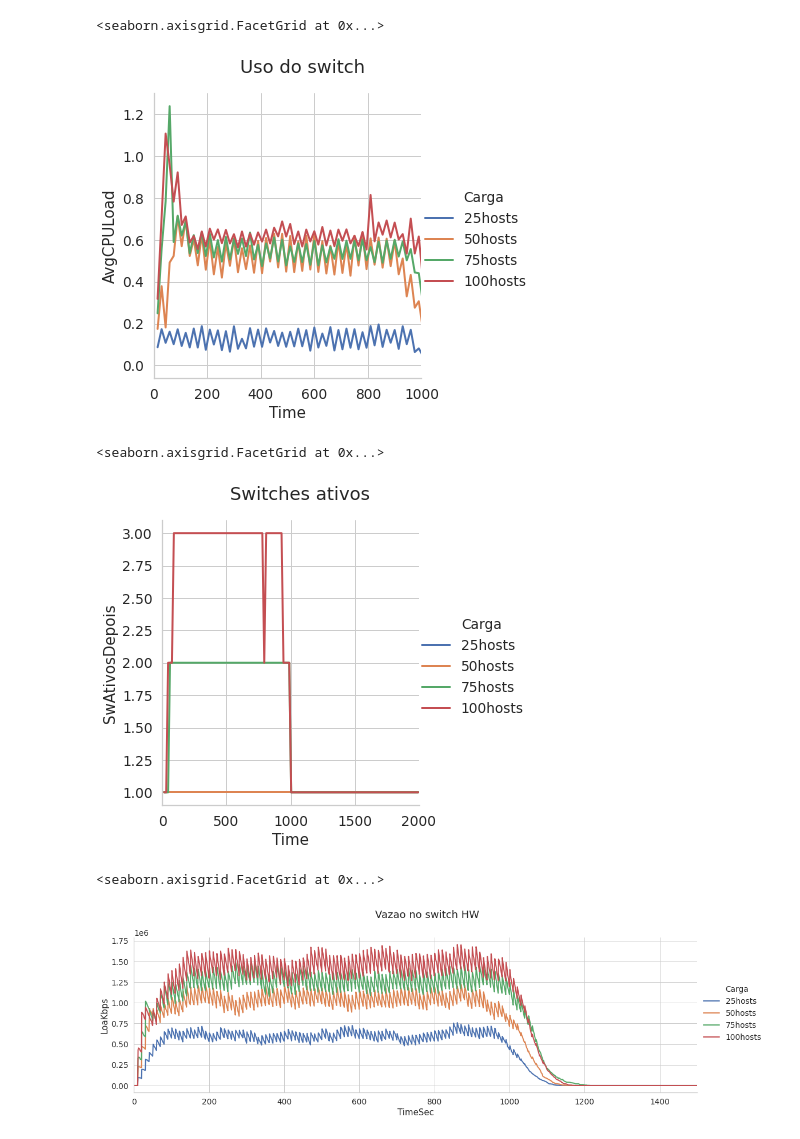
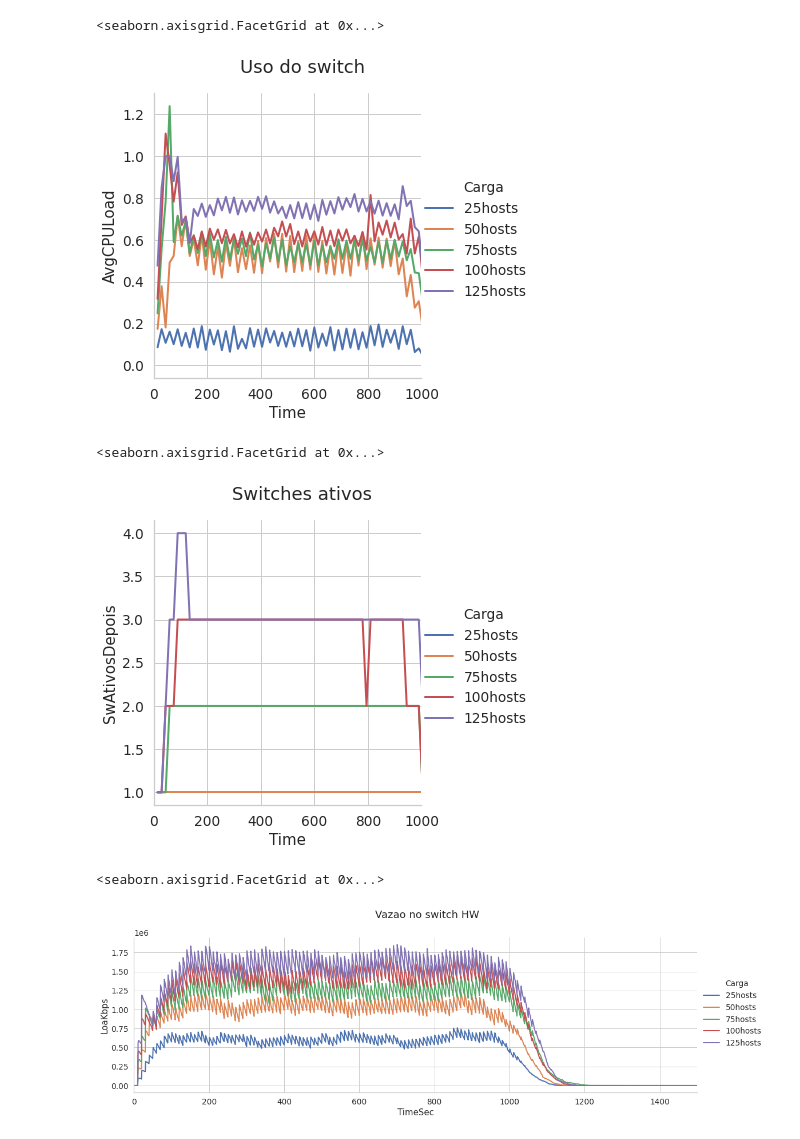
Before and after one commit to pedrobellotti/iperftestes, a Jupyter notebook: Simulacao/NovoArtigo/analise.ipynb, the cells around one changed output. Cells and saved outputs as stored; diff of their text form; code cells hidden in the pictures.

Commit message:
Adicionando graficos e logs para 125 hosts

```diff
--- a/Simulacao/NovoArtigo/analise.ipynb
+++ b/Simulacao/NovoArtigo/analise.ipynb
@@ -25,7 +25,7 @@ pd.options.display.min_rows = 20
 # %%
 # Parâmetros que variam nesta simulação
 seeds = [10,20]
-cargas = ["25hosts", "50hosts", "75hosts", "100hosts"]
+cargas = ["25hosts", "50hosts", "75hosts", "100hosts", "125hosts"]
 
 # Tempo total de simulação
 t_sim = 1000
@@ -137,16 +142,16 @@ snsplt.fig.suptitle('Uso do switch', y=1.05)
 snsplt.set(xlim=(0,1000))
 # %% [output]
 <seaborn.axisgrid.FacetGrid at 0x...>
-[figure, old version]
+[figure, new version]
 # %%
 snsplt = sns.relplot(x="Time", y="SwAtivosDepois",
             hue="Carga",
             kind="line", legend="full", data=df_plot, ci=None)
 snsplt.fig.suptitle('Switches ativos', y=1.05)
-snsplt.set(xlim=(0,2000))
+snsplt.set(xlim=(0,1000))
 # %% [output]
 <seaborn.axisgrid.FacetGrid at 0x...>
-[figure, old version]
+[figure, new version]
 # %%
 snsplt = sns.relplot(x="TimeSec", y="LoaKbps",
             hue="Carga",
@@ -155,7 +160,7 @@ snsplt.fig.suptitle('Vazao no switch HW', y=1.05)
 snsplt.set(xlim=(0,1500))
 # %% [output]
 <seaborn.axisgrid.FacetGrid at 0x...>
-[figure, old version]
+[figure, new version]
 # %%
 #Lendo os arquivos de ping
 def pings(dfP, switch):
```
Also changed, not shown: parts of 7 cells of this notebook, 46 other files.
